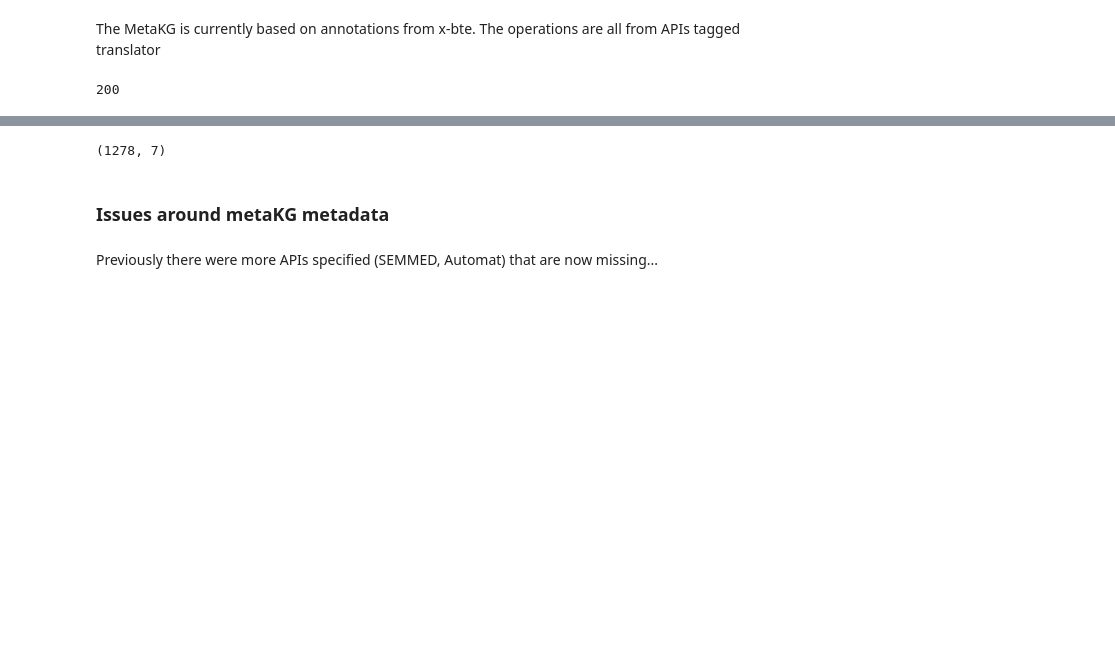
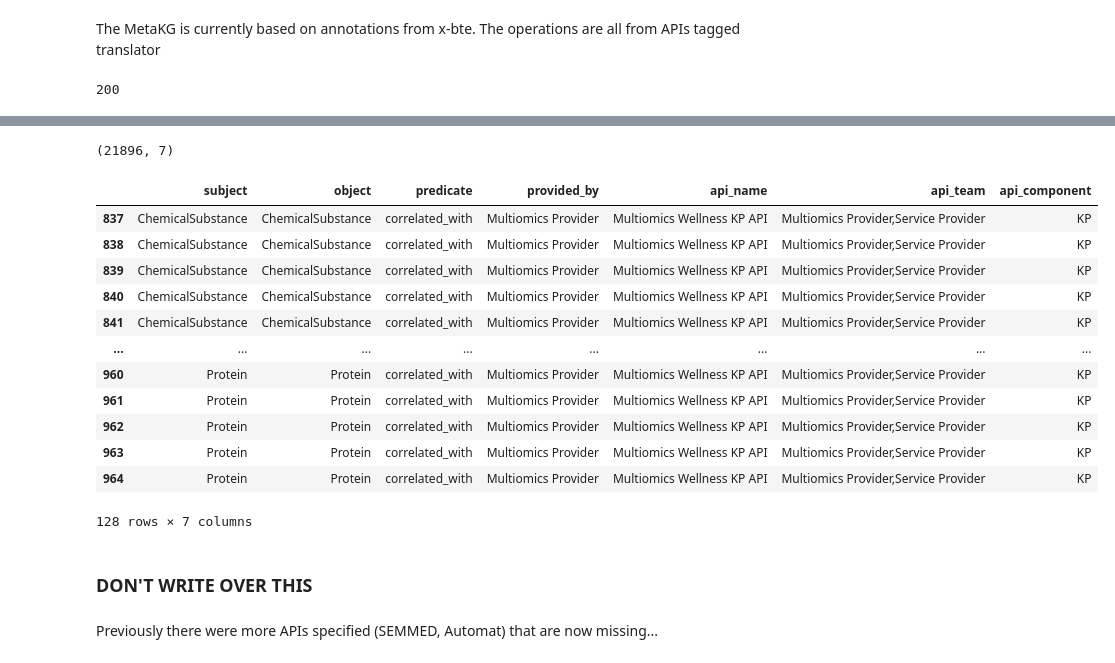
Before and after one commit to colleenXu/RegistryMetadataDev, a Jupyter notebook: x-translator/CX_RegistryMetadataReview.ipynb, the cells around one changed output, grey strips where cells are left out. Cells and saved outputs as stored; diff of their text form; code cells hidden in the pictures; blank space fills up the shorter version.

```diff
--- a/x-translator/CX_RegistryMetadataReview.ipynb
+++ b/x-translator/CX_RegistryMetadataReview.ipynb
@@ -203,3 +203,12 @@ metaKG_request.status_code
 200
 # %%
 metaKG = metaKG_request.json()
+# %%
+multiwellness = []
+clinicalrisk = []
+
+for edge in metaKG['associations']:
+    if edge['api']['name'] == 'Clinical Risk KP API':
+        clinicalrisk.append(edge)
+    elif edge['api']['name'] == 'Multiomics Wellness KP API':
+        multiwellness.append(edge)
@@ -234,9 +256,25 @@ operations_summary = pd.DataFrame.from_dict(metaKG_operations)
 operations_summary.shape
 ## describes this many operations
 # %% [output]
-(1278, 7)
+(21896, 7)
-# %% [markdown]
-### Issues around metaKG metadata
+# %%
+operations_summary[operations_summary['api_name'] == 'Multiomics Wellness KP API']
+# %% [output]
+|  | subject | object | predicate | provided_by | api_name | api_team | api_component |
+| 837 | ChemicalSubstance | ChemicalSubstance | correlated_with | Multiomics Provider | Multiomics Wellness KP API | Multiomics Provider,Service Provider | KP |
+| 838 | ChemicalSubstance | ChemicalSubstance | correlated_with | Multiomics Provider | Multiomics Wellness KP API | Multiomics Provider,Service Provider | KP |
+| 839 | ChemicalSubstance | ChemicalSubstance | correlated_with | Multiomics Provider | Multiomics Wellness KP API | Multiomics Provider,Service Provider | KP |
+| 840 | ChemicalSubstance | ChemicalSubstance | correlated_with | Multiomics Provider | Multiomics Wellness KP API | Multiomics Provider,Service Provider | KP |
+| 841 | ChemicalSubstance | ChemicalSubstance | correlated_with | Multiomics Provider | Multiomics Wellness KP API | Multiomics Provider,Service Provider | KP |
+| ... | ... | ... | ... | ... | ... | ... | ... |
+| 960 | Protein | Protein | correlated_with | Multiomics Provider | Multiomics Wellness KP API | Multiomics Provider,Service Provider | KP |
+| 961 | Protein | Protein | correlated_with | Multiomics Provider | Multiomics Wellness KP API | Multiomics Provider,Service Provider | KP |
+| 962 | Protein | Protein | correlated_with | Multiomics Provider | Multiomics Wellness KP API | Multiomics Provider,Service Provider | KP |
+| 963 | Protein | Protein | correlated_with | Multiomics Provider | Multiomics Wellness KP API | Multiomics Provider,Service Provider | KP |
+| 964 | Protein | Protein | correlated_with | Multiomics Provider | Multiomics Wellness KP API | Multiomics Provider,Service Provider | KP |
+128 rows × 7 columns
+# %% [markdown]
+### DON'T WRITE OVER THIS
 # %% [markdown]
 Previously there were more APIs specified (SEMMED, Automat) that are now missing...
 # %%
```
Also changed, not shown: parts of 2 cells of this notebook, 2 other files.
